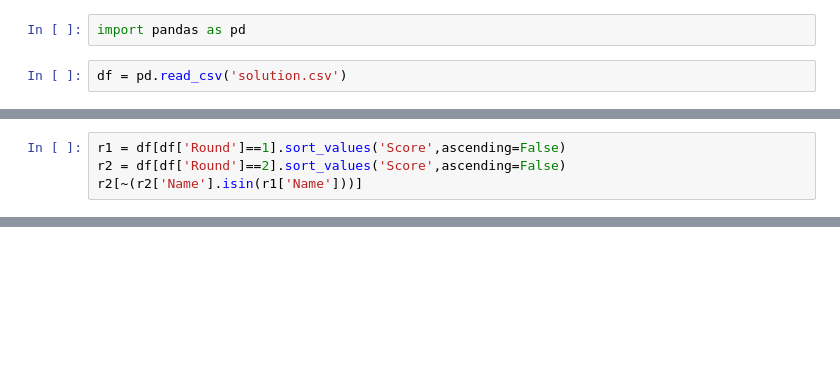
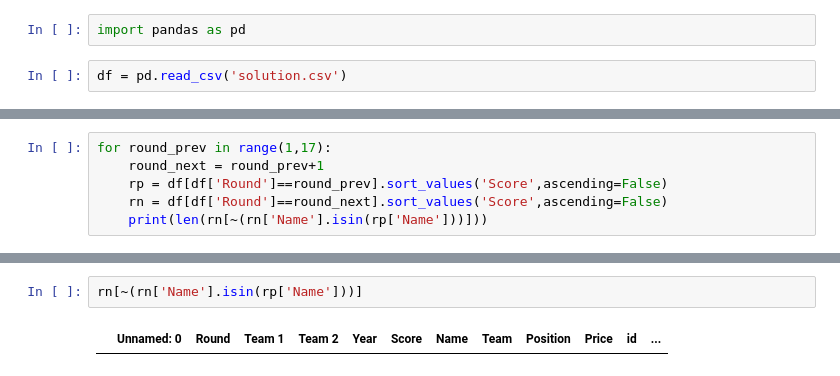
Before and after one commit to conradbez/afl_optimiser, a Jupyter notebook: AFL_solution.ipynb, the cells around one changed output, grey strips where cells are left out. Saved outputs shown, nothing was run; the diff lists cells and outputs as text; blank space fills up the shorter version.

```diff
--- a/AFL_solution.ipynb
+++ b/AFL_solution.ipynb
@@ -28,5 +27,7 @@ array(['R:1_P:Bailey Williams_RU', 'R:1_P:Deven Robertson_MI',
 # %%
-r1 = df[df['Round']==1].sort_values('Score',ascending=False)
-r2 = df[df['Round']==2].sort_values('Score',ascending=False)
-r2[~(r2['Name'].isin(r1['Name']))]
+for round_prev in range(1,17):
+    round_next = round_prev+1
+    rp = df[df['Round']==round_prev].sort_values('Score',ascending=False)
+    rn = df[df['Round']==round_next].sort_values('Score',ascending=False)
+    print(len(rn[~(rn['Name'].isin(rp['Name']))]))
 # %% [output]
@@ -38,0 +50,4 @@ r2[~(r2['Name'].isin(r1['Name']))]
+# %%
+rn[~(rn['Name'].isin(rp['Name']))]
+# %% [output]
+|  | Unnamed: 0 | Round | Team 1 | Team 2 | Year | Score | Name | Team | Position | Price | id | ... |
```
Also changed, not shown: parts of 3 cells of this notebook, 2 other files.
